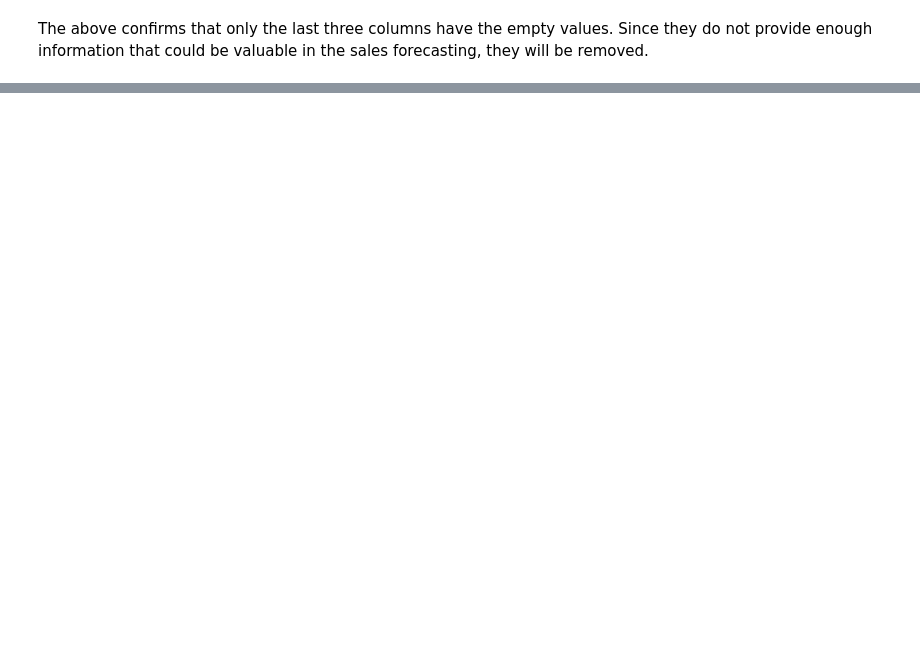
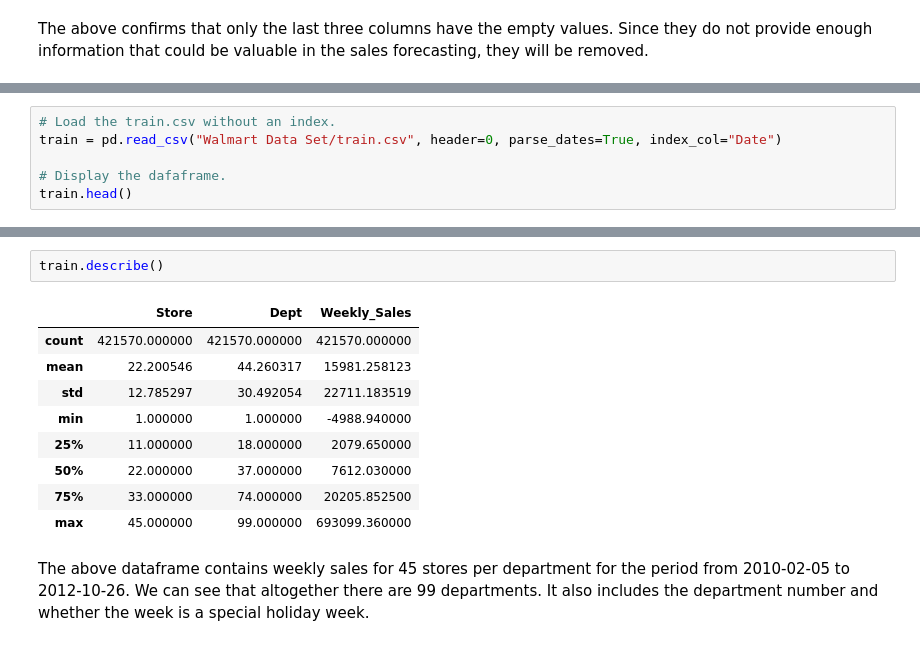
Before and after one commit to Tridence/Capstone-Projects, a Jupyter notebook: Data Science/wallmart.ipynb, the cells around one changed output, grey strips where cells are left out. Drawn from its saved outputs; the diff is of its cells as text; blank space fills up the shorter version.

```diff
--- a/Data Science/wallmart.ipynb
+++ b/Data Science/wallmart.ipynb
@@ -108,0 +131,6 @@ plt.show()
+# %%
+# Load the train.csv without an index.
+train = pd.read_csv("Walmart Data Set/train.csv", header=0, parse_dates=True, index_col="Date")
+
+# Display the dafaframe.
+train.head()
@@ -108,0 +156,14 @@ plt.show()
+# %%
+train.describe()
+# %% [output]
+|  | Store | Dept | Weekly_Sales |
+| count | 421570.000000 | 421570.000000 | 421570.000000 |
+| mean | 22.200546 | 44.260317 | 15981.258123 |
+| std | 12.785297 | 30.492054 | 22711.183519 |
+| min | 1.000000 | 1.000000 | -4988.940000 |
+| 25% | 11.000000 | 18.000000 | 2079.650000 |
+| 50% | 22.000000 | 37.000000 | 7612.030000 |
+| 75% | 33.000000 | 74.000000 | 20205.852500 |
+| max | 45.000000 | 99.000000 | 693099.360000 |
+# %% [markdown]
+The above dataframe contains weekly sales for 45 stores per department for the period from 2010-02-05 to 2012-10-26. We can see that altogether there are 99 departments. It also includes the department number and whether the week is a special holiday week.
```
Also changed, not shown: parts of 32 cells of this notebook.
